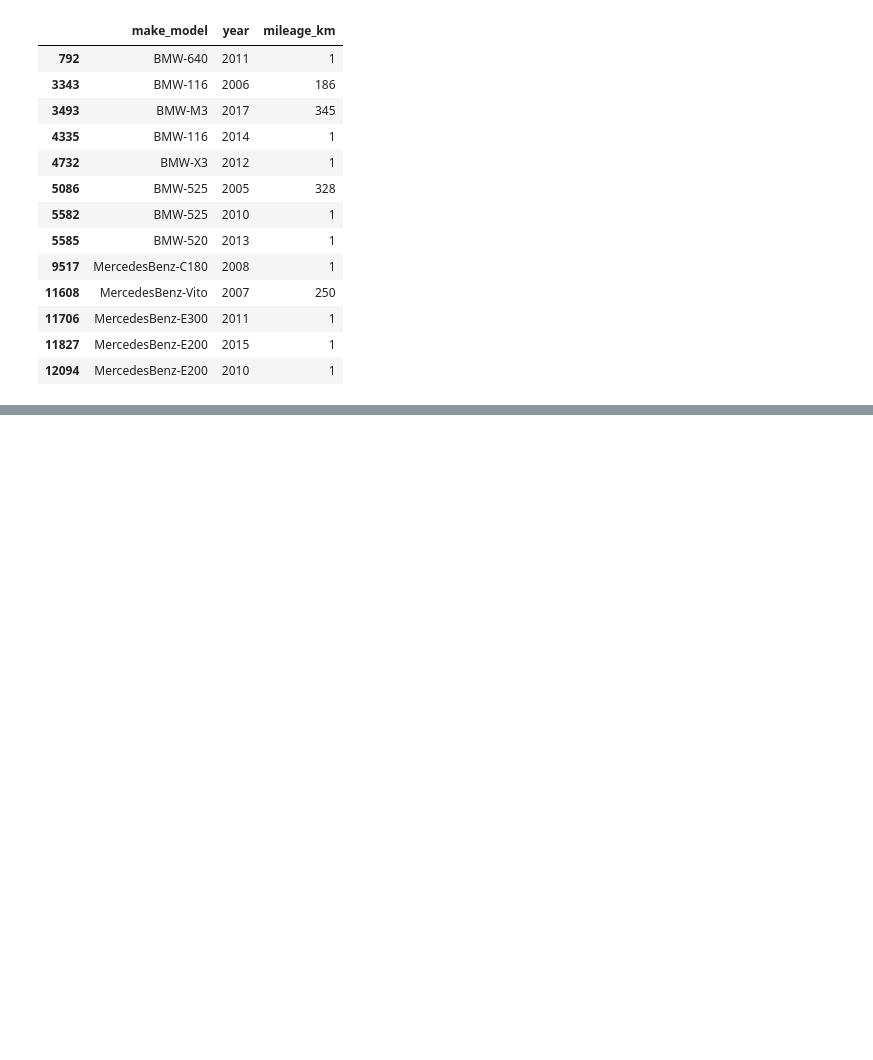
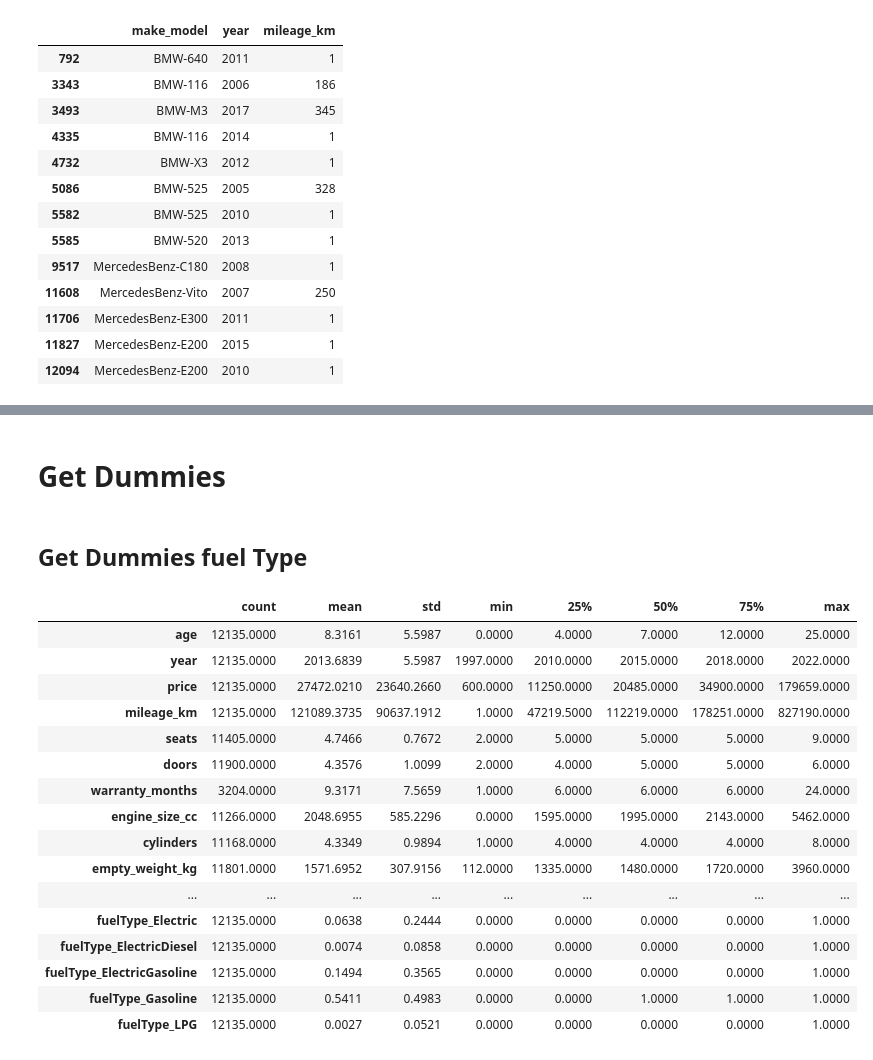
Before and after one commit to abdullahcayde/Auto_Scout_Project, a Jupyter notebook: auto_02.ipynb, the cells around one changed output, grey strips where cells are left out. Saved outputs shown, nothing was run; the diff lists cells and outputs as text; code cells hidden in the pictures; blank space fills up the shorter version.

```diff
--- a/auto_02.ipynb
+++ b/auto_02.ipynb
@@ -568,0 +736,24 @@ df.loc[(df.mileage_km < 2500) & (df.year < 2020) , ['make_model', 'year', 'milea
+# %% [markdown]
+# Get Dummies
+# %% [markdown]
+## Get Dummies fuel Type
+# %%
+pd.get_dummies(df, columns= ['fuel_type'] , prefix = ['fuelType']).describe().T
+# %% [output]
+|  | count | mean | std | min | 25% | 50% | 75% | max |
+| age | 12135.0000 | 8.3161 | 5.5987 | 0.0000 | 4.0000 | 7.0000 | 12.0000 | 25.0000 |
+| year | 12135.0000 | 2013.6839 | 5.5987 | 1997.0000 | 2010.0000 | 2015.0000 | 2018.0000 | 2022.0000 |
+| price | 12135.0000 | 27472.0210 | 23640.2660 | 600.0000 | 11250.0000 | 20485.0000 | 34900.0000 | 179659.0000 |
+| mileage_km | 12135.0000 | 121089.3735 | 90637.1912 | 1.0000 | 47219.5000 | 112219.0000 | 178251.0000 | 827190.0000 |
+| seats | 11405.0000 | 4.7466 | 0.7672 | 2.0000 | 5.0000 | 5.0000 | 5.0000 | 9.0000 |
+| doors | 11900.0000 | 4.3576 | 1.0099 | 2.0000 | 4.0000 | 5.0000 | 5.0000 | 6.0000 |
+| warranty_months | 3204.0000 | 9.3171 | 7.5659 | 1.0000 | 6.0000 | 6.0000 | 6.0000 | 24.0000 |
+| engine_size_cc | 11266.0000 | 2048.6955 | 585.2296 | 0.0000 | 1595.0000 | 1995.0000 | 2143.0000 | 5462.0000 |
+| cylinders | 11168.0000 | 4.3349 | 0.9894 | 1.0000 | 4.0000 | 4.0000 | 4.0000 | 8.0000 |
+| empty_weight_kg | 11801.0000 | 1571.6952 | 307.9156 | 112.0000 | 1335.0000 | 1480.0000 | 1720.0000 | 3960.0000 |
+| ... | ... | ... | ... | ... | ... | ... | ... | ... |
+| fuelType_Electric | 12135.0000 | 0.0638 | 0.2444 | 0.0000 | 0.0000 | 0.0000 | 0.0000 | 1.0000 |
+| fuelType_ElectricDiesel | 12135.0000 | 0.0074 | 0.0858 | 0.0000 | 0.0000 | 0.0000 | 0.0000 | 1.0000 |
+| fuelType_ElectricGasoline | 12135.0000 | 0.1494 | 0.3565 | 0.0000 | 0.0000 | 0.0000 | 0.0000 | 1.0000 |
+| fuelType_Gasoline | 12135.0000 | 0.5411 | 0.4983 | 0.0000 | 0.0000 | 1.0000 | 1.0000 | 1.0000 |
+| fuelType_LPG | 12135.0000 | 0.0027 | 0.0521 | 0.0000 | 0.0000 | 0.0000 | 0.0000 | 1.0000 |
```
Also changed, not shown: parts of 94 cells of this notebook, 2 other files.
